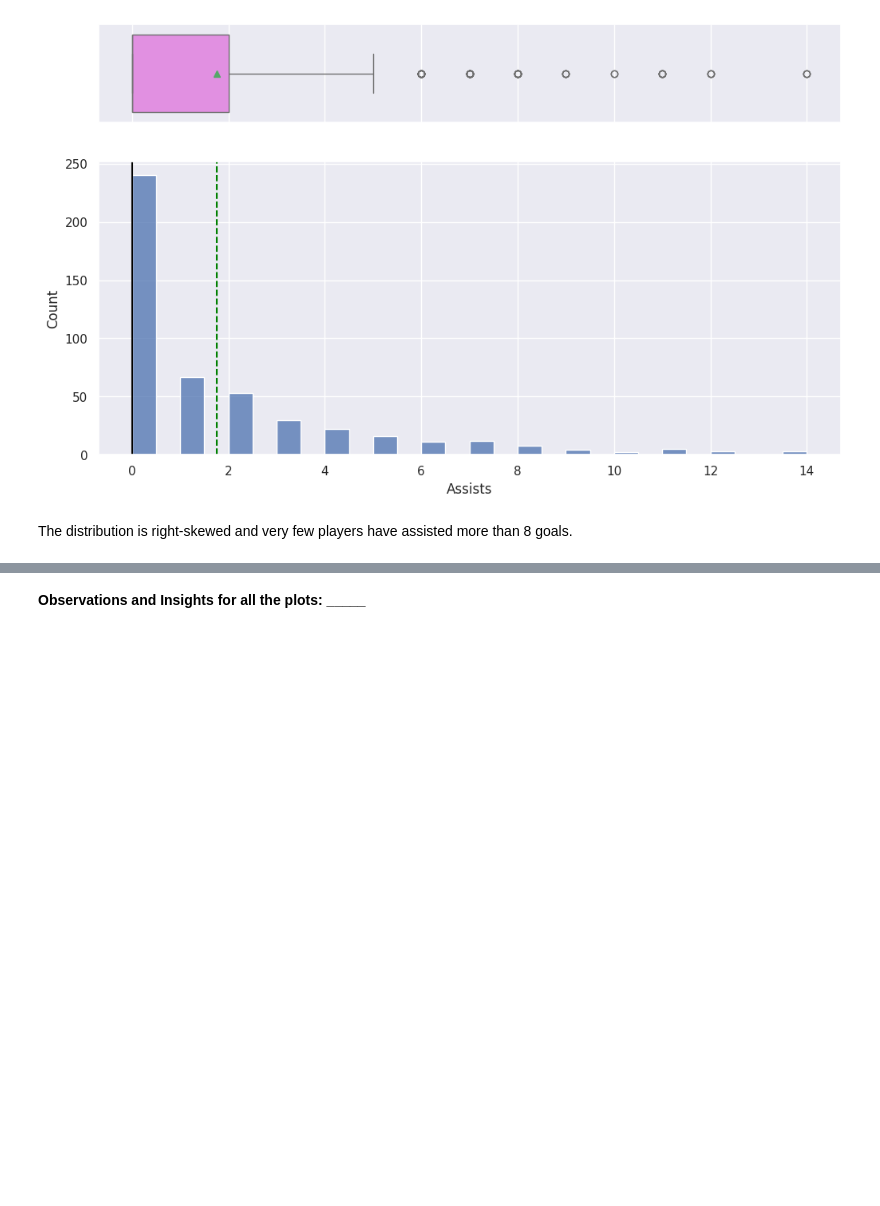
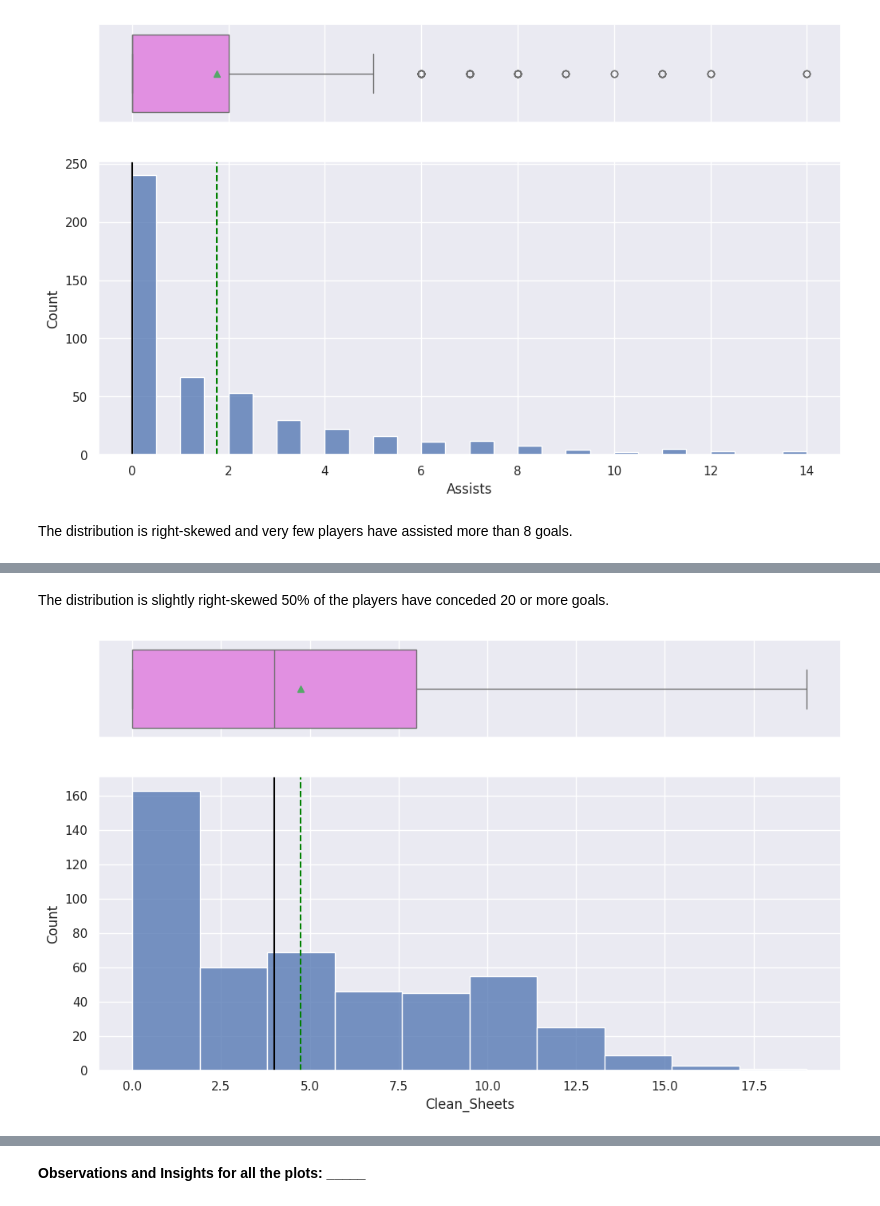
Before and after one commit to vivimtz888/dataanalysis-visualization, a Jupyter notebook: Learner_Notebook_Unsupervised_Learning_Practice_Project.ipynb, the cells around one changed output, grey strips where cells are left out. Cells and saved outputs as stored; diff of their text form; code cells hidden in the pictures; blank space fills up the shorter version.

```diff
--- a/Learner_Notebook_Unsupervised_Learning_Practice_Project.ipynb
+++ b/Learner_Notebook_Unsupervised_Learning_Practice_Project.ipynb
@@ -262,2 +265,7 @@ The distribution is right-skewed and very few players have assisted more than 8
+# %% [markdown]
+The distribution is slightly right-skewed 50% of the players have conceded 20 or more goals.
 # %%
 # Plot the histogram and the boxplot for 'Clean_Sheets'
+histogram_boxplot(df_copy,'Clean_Sheets')
+# %% [output]
+[figure, added]
```
Also changed, not shown: parts of 15 cells of this notebook.
